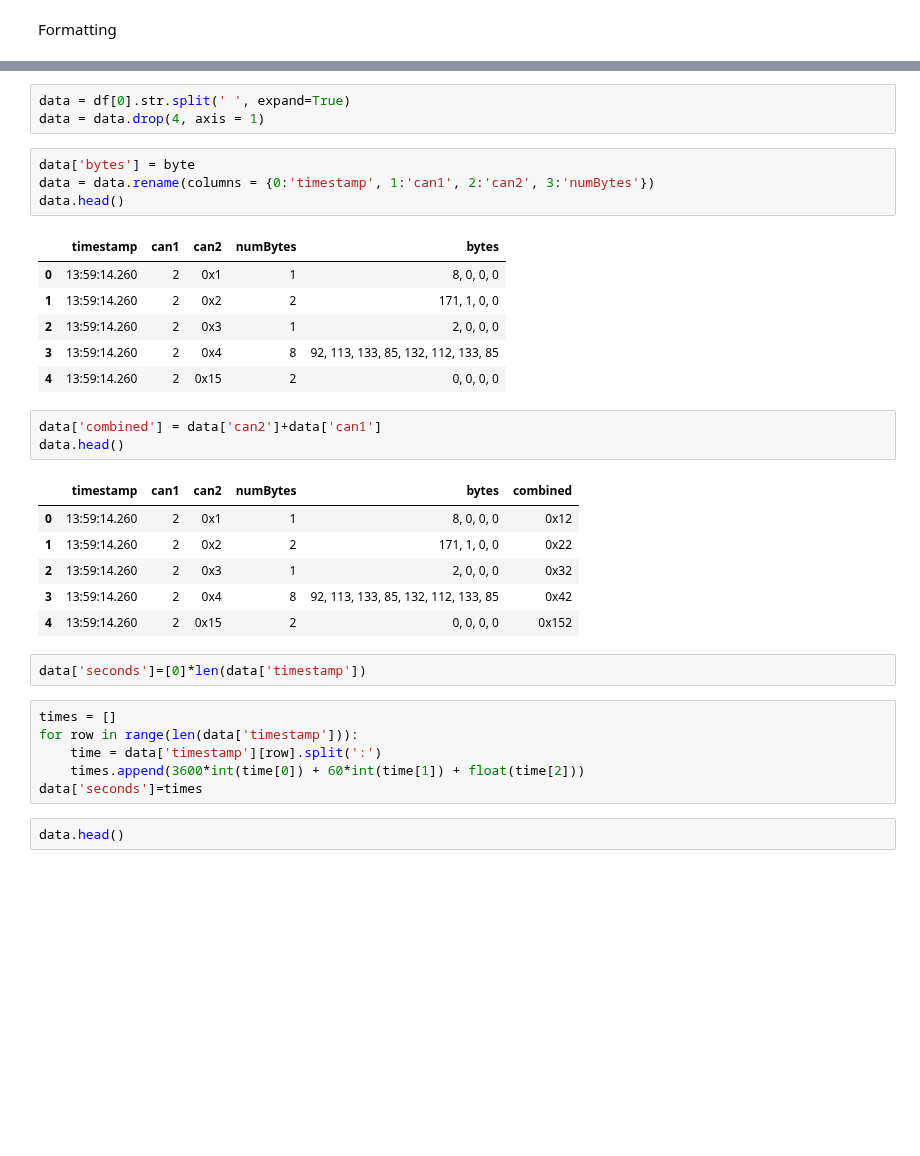
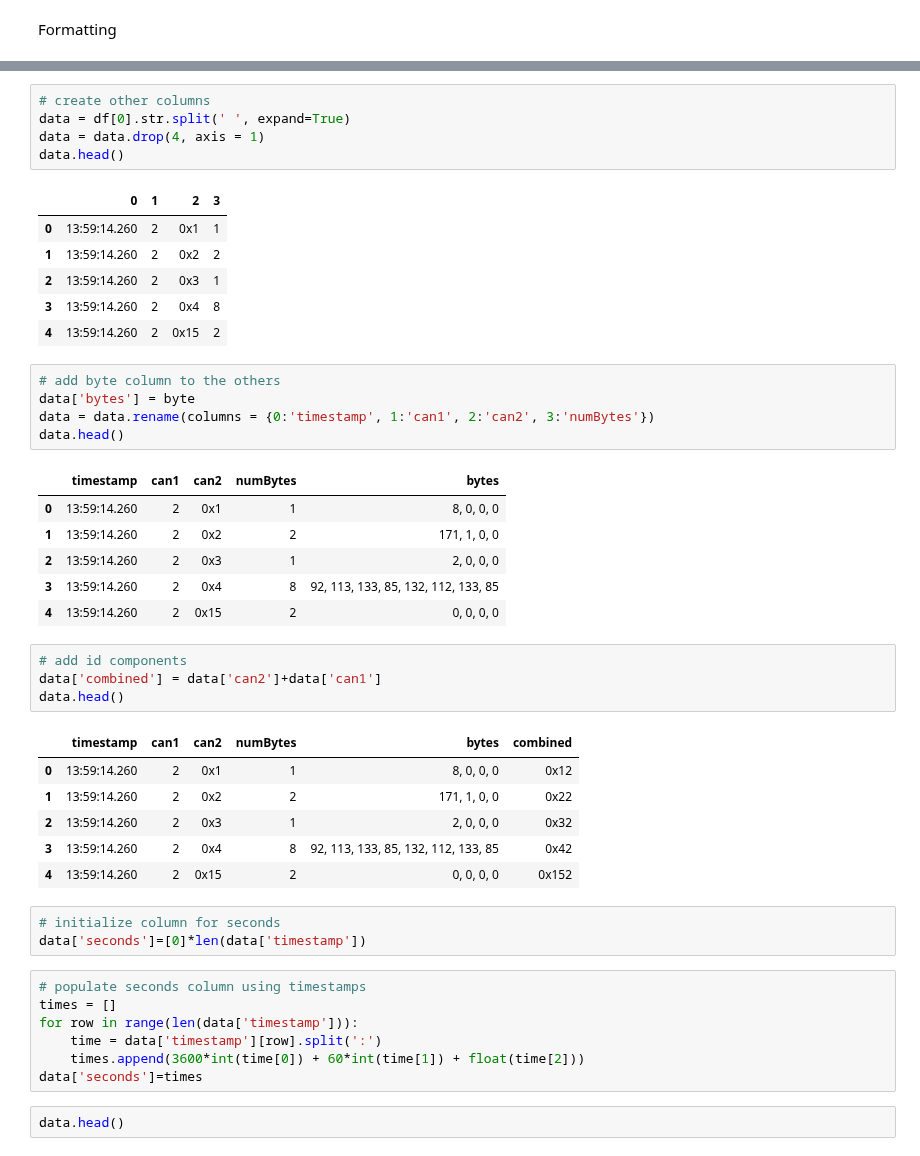
Before and after one commit to darrenwa/Penn-Electric-Racing, a Jupyter notebook: taskB.ipynb, the cells around one changed output, grey strips where cells are left out. Drawn from its saved outputs; the diff is of its cells as text; blank space fills up the shorter version.

```diff
--- a/taskB.ipynb
+++ b/taskB.ipynb
@@ -64,9 +68,19 @@ byte.head()
 | 3 | 92, 113, 133, 85, 132, 112, 133, 85 |
 | 4 | 0, 0, 0, 0 |
 # %%
+# create other columns
 data = df[0].str.split(' ', expand=True)
 data = data.drop(4, axis = 1)
+data.head()
+# %% [output]
+|  | 0 | 1 | 2 | 3 |
+| 0 | 13:59:14.260 | 2 | 0x1 | 1 |
+| 1 | 13:59:14.260 | 2 | 0x2 | 2 |
+| 2 | 13:59:14.260 | 2 | 0x3 | 1 |
+| 3 | 13:59:14.260 | 2 | 0x4 | 8 |
+| 4 | 13:59:14.260 | 2 | 0x15 | 2 |
 # %%
+# add byte column to the others
 data['bytes'] = byte
 data = data.rename(columns = {0:'timestamp', 1:'can1', 2:'can2', 3:'numBytes'})
 data.head()
@@ -78,6 +92,7 @@ data.head()
 | 3 | 13:59:14.260 | 2 | 0x4 | 8 | 92, 113, 133, 85, 132, 112, 133, 85 |
 | 4 | 13:59:14.260 | 2 | 0x15 | 2 | 0, 0, 0, 0 |
 # %%
+# add id components
 data['combined'] = data['can2']+data['can1']
 data.head()
 # %% [output]
@@ -88,8 +103,10 @@ data.head()
 | 3 | 13:59:14.260 | 2 | 0x4 | 8 | 92, 113, 133, 85, 132, 112, 133, 85 | 0x42 |
 | 4 | 13:59:14.260 | 2 | 0x15 | 2 | 0, 0, 0, 0 | 0x152 |
 # %%
+# initialize column for seconds
 data['seconds']=[0]*len(data['timestamp'])
 # %%
+# populate seconds column using timestamps
 times = []
 for row in range(len(data['timestamp'])):
     time = data['timestamp'][row].split(':')
```
Also changed, not shown: parts of 19 cells of this notebook, 3 other files.
